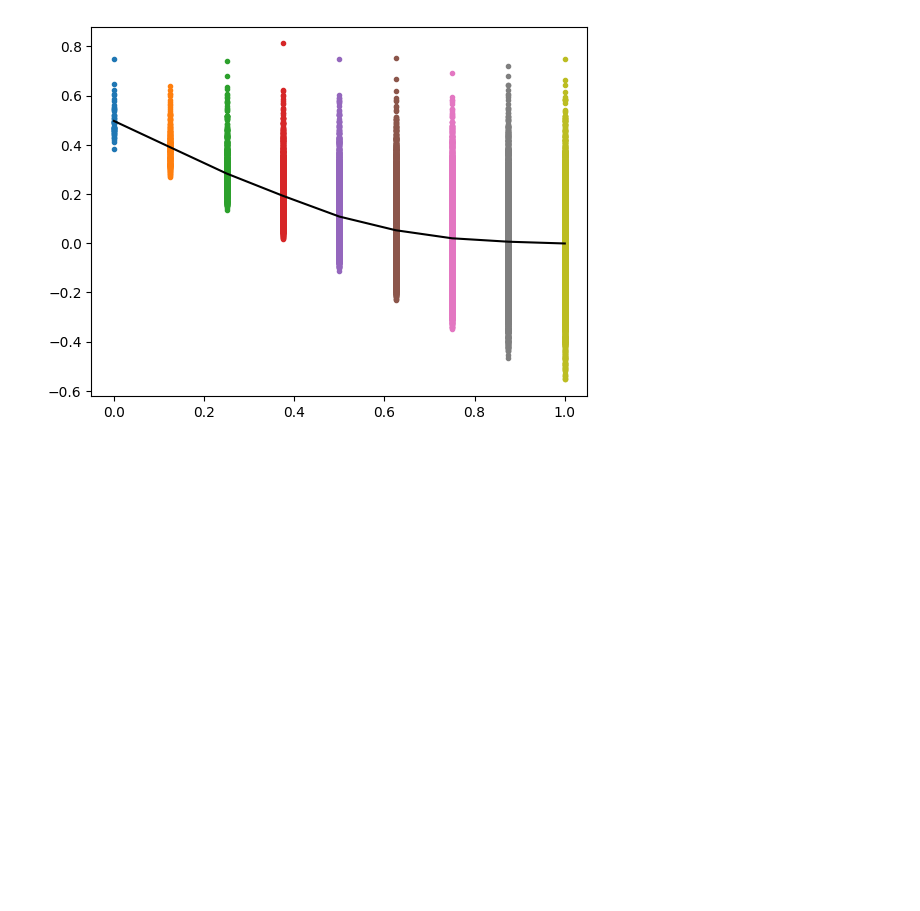
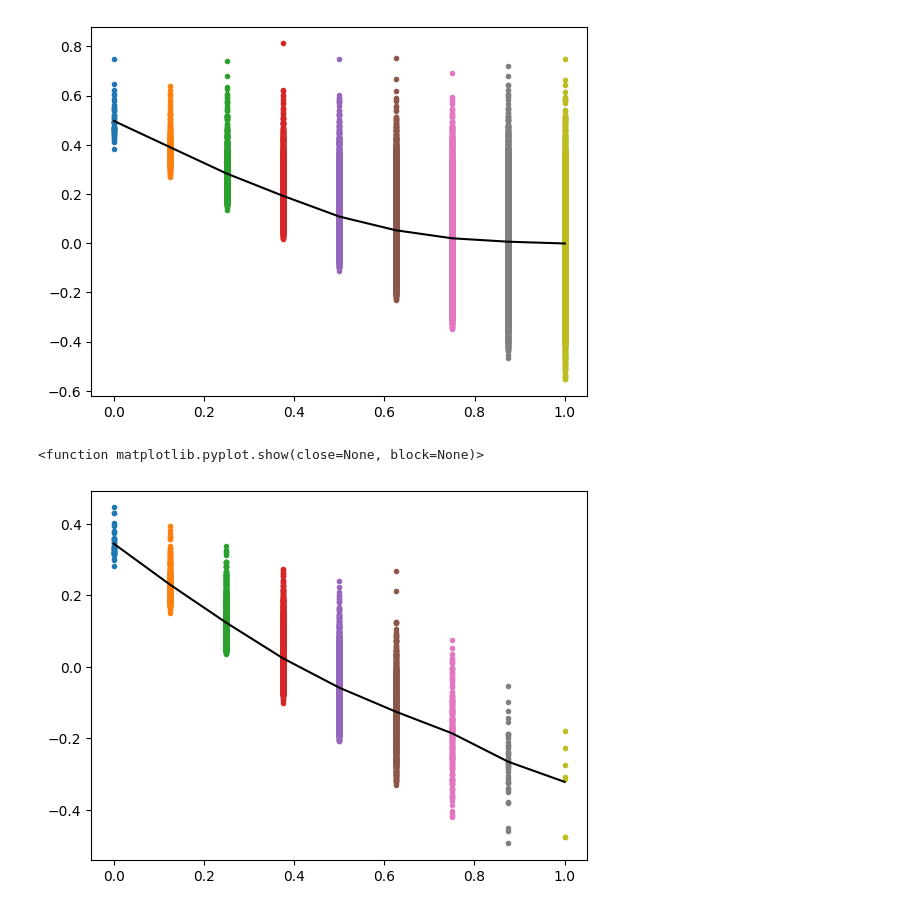
Before and after one commit to FerPerazzo/ITT21, a Jupyter notebook: Untitled.ipynb, the cells around one changed output. Drawn from its saved outputs; the diff is of its cells as text; code cells hidden in the pictures; blank space fills up the shorter version.

Commit message:
Two Interims

```diff
--- a/Untitled.ipynb
+++ b/Untitled.ipynb
@@ -83,3 +102,27 @@ plt.show
 # %% [output]
 <function matplotlib.pyplot.show(close=None, block=None)>
 [figure]
+# %%
+N      = 5000
+biases = np.zeros(9)
+mu_As  = np.linspace(0, 1, 9)
+
+for j in range(9):
+    bias = []
+    for i in range(N):
+        r, theta, n = RunTrial(n1, n2, mu_As[j], mu_C, sigma, pval)
+        # Check if we rejected at the second interim
+        if r == 1 and n == n1+n2:
+            bias.append(theta - mu_As[j])
+
+    biases[j] = np.mean(bias)
+    plt.plot([mu_As[j]] * len(bias), bias, '.')
+
+plt.plot(mu_As, biases, '-', c='k')
+plt.plot(mu_As, np.zeros(9), linestyle='--', color='grey')
+plt.xlabel('Treatment Effect (Drug vs Control)')
+plt.ylabel('Bias (Estimate - Ground Truth)')
+plt.show
+# %% [output]
+<function matplotlib.pyplot.show(close=None, block=None)>
+[figure, added]
```
Also changed, not shown: parts of 6 cells of this notebook.
